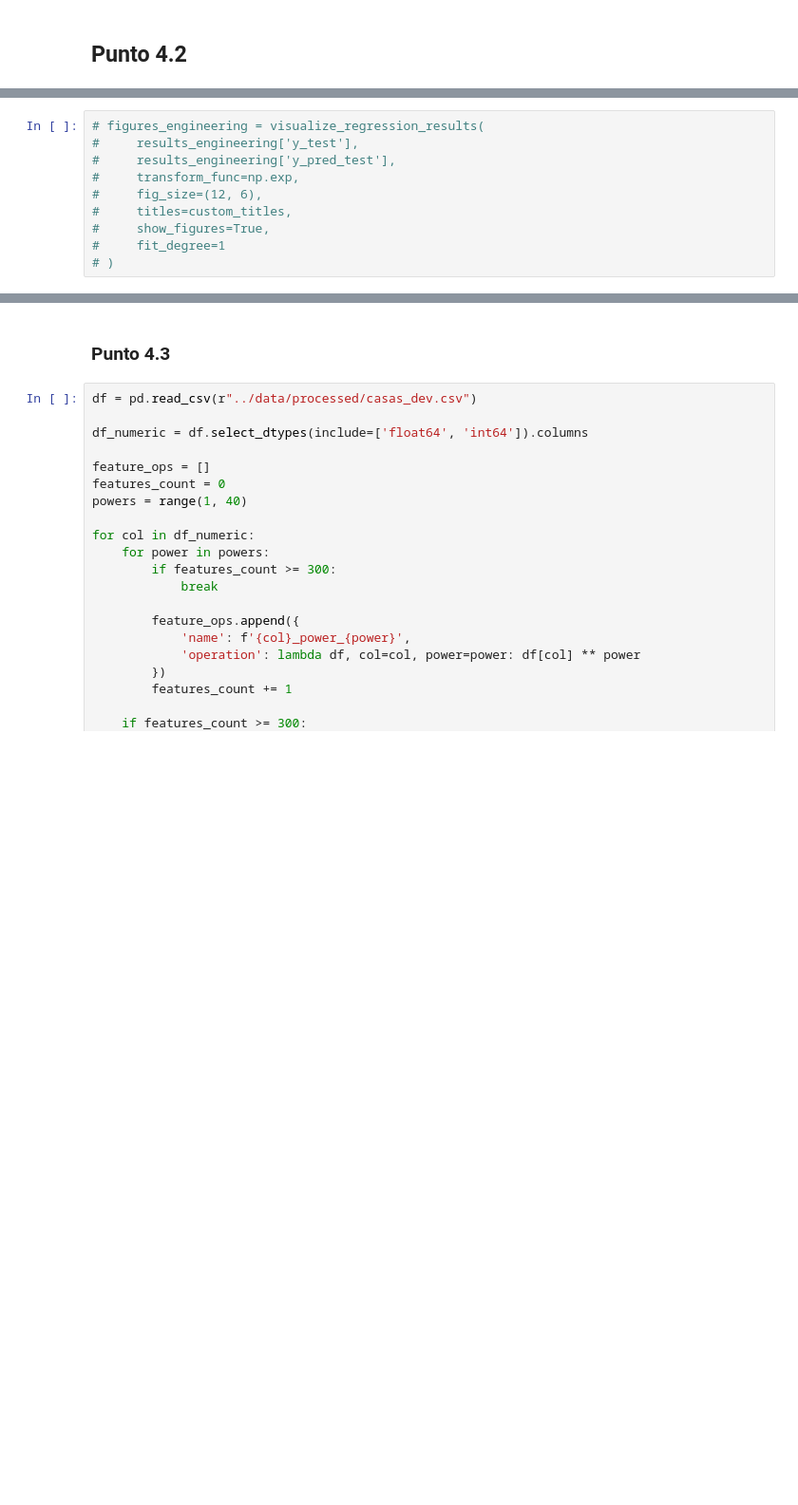
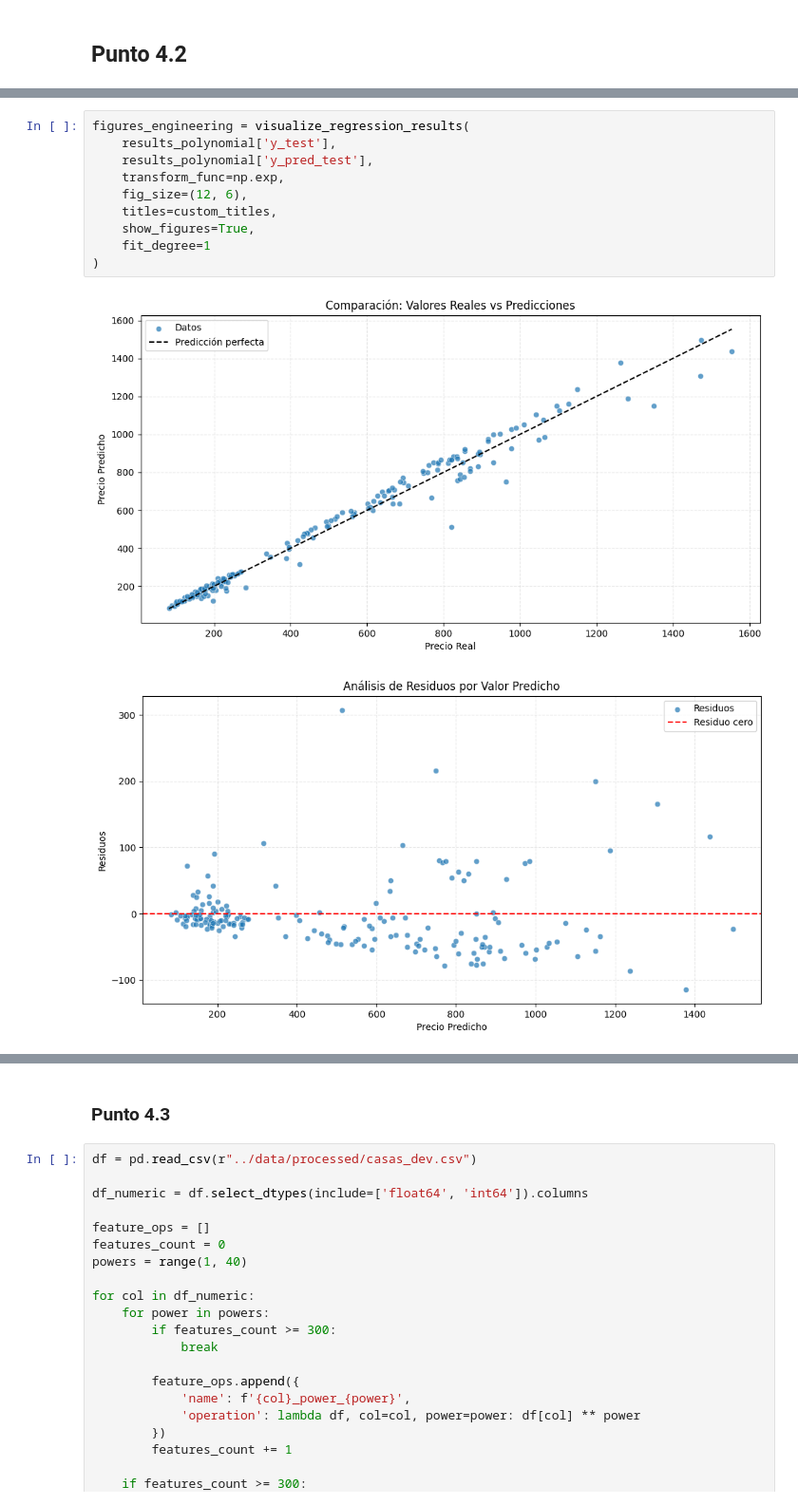
Before and after one commit to frizynn/tp1-machine-learning, a Jupyter notebook: src/Entrega_Tp1.ipynb, the cells around one changed output, grey strips where cells are left out. Shown at 95% size. Saved outputs shown, nothing was run; the diff lists cells and outputs as text; blank space fills up the shorter version.

```diff
--- a/src/Entrega_Tp1.ipynb
+++ b/src/Entrega_Tp1.ipynb
@@ -735,10 +890,13 @@ house_area      | -0.0015
 # %%
-# figures_engineering = visualize_regression_results(
-#     results_engineering['y_test'],
-#     results_engineering['y_pred_test'],
-#     transform_func=np.exp,
-#     fig_size=(12, 6),
-#     titles=custom_titles,
-#     show_figures=True,
-#     fit_degree=1
-# )
+figures_engineering = visualize_regression_results(
+    results_polynomial['y_test'],
+    results_polynomial['y_pred_test'],
+    transform_func=np.exp,
+    fig_size=(12, 6),
+    titles=custom_titles,
+    show_figures=True,
+    fit_degree=1
+)
+# %% [output]
+[figure, added]
+[figure, added]
```
Also changed, not shown: parts of 34 cells of this notebook, 7 other files.
